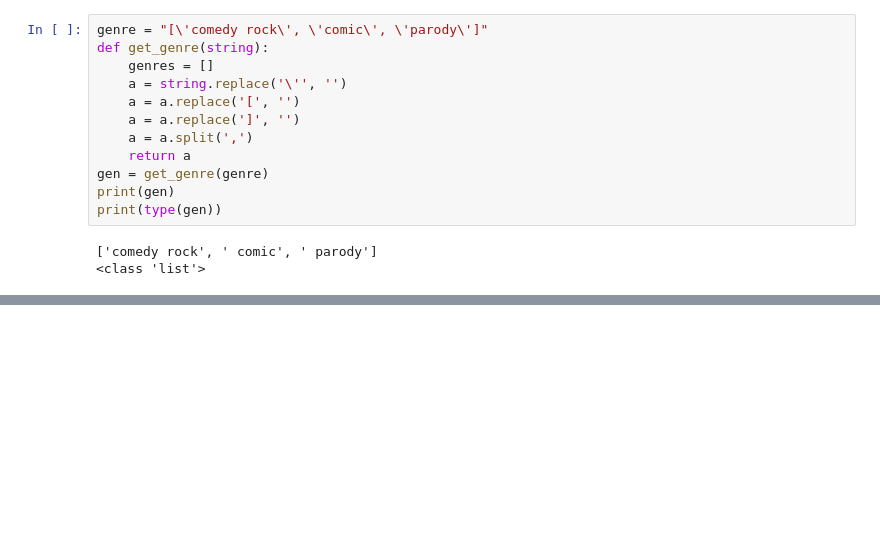
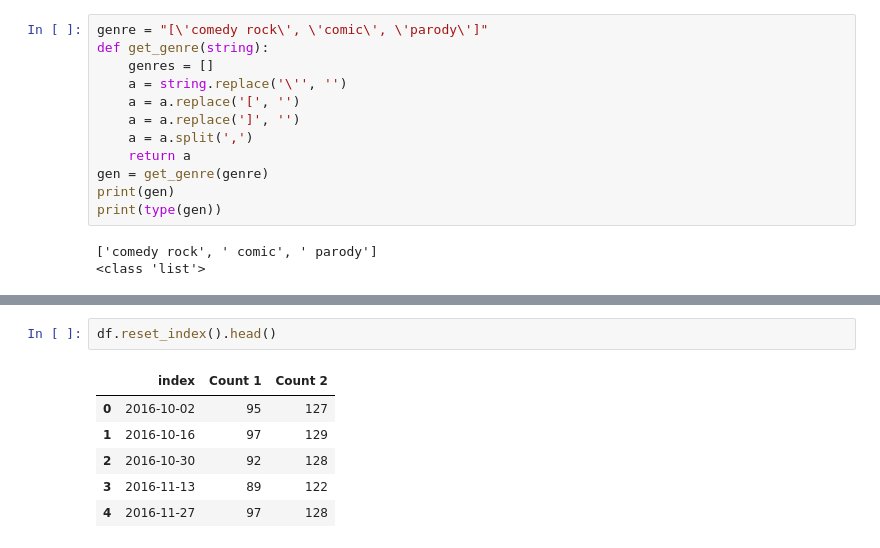
Before and after one commit to pahadiahimanshu/UMdatascience, a Jupyter notebook: Intro-to-DS/Week-3/Pandas-playground-2.ipynb, the cells around one changed output, grey strips where cells are left out. Drawn from its saved outputs; the diff is of its cells as text; blank space fills up the shorter version.

```diff
--- a/Intro-to-DS/Week-3/Pandas-playground-2.ipynb
+++ b/Intro-to-DS/Week-3/Pandas-playground-2.ipynb
@@ -1207,0 +1329,9 @@ print(type(gen))
+# %%
+df.reset_index().head()
+# %% [output]
+|  | index | Count 1 | Count 2 |
+| 0 | 2016-10-02 | 95 | 127 |
+| 1 | 2016-10-16 | 97 | 129 |
+| 2 | 2016-10-30 | 92 | 128 |
+| 3 | 2016-11-13 | 89 | 122 |
+| 4 | 2016-11-27 | 97 | 128 |
```
Also changed, not shown: parts of 30 cells of this notebook.
